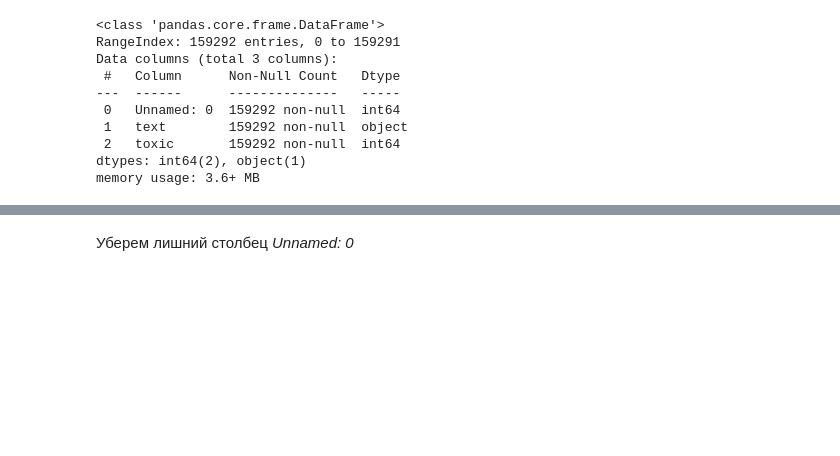
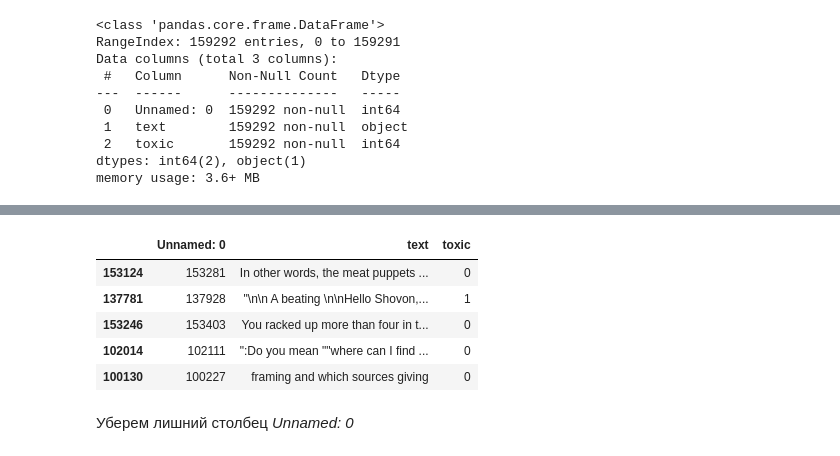
Before and after one commit to alex-blessed/YandexP-projects, a Jupyter notebook: ba8e7d89-f790-4983-91d7-c8eb056b6c01.ipynb, the cells around one changed output, grey strips where cells are left out. Saved outputs shown, nothing was run; the diff lists cells and outputs as text; code cells hidden in the pictures; blank space fills up the shorter version.

```diff
--- a/ba8e7d89-f790-4983-91d7-c8eb056b6c01.ipynb
+++ b/ba8e7d89-f790-4983-91d7-c8eb056b6c01.ipynb
@@ -67,3 +97,12 @@ data_raw.head()
+# %%
+data_raw.sample(5)
+# %% [output]
+|  | Unnamed: 0 | text | toxic |
+| 153124 | 153281 | In other words, the meat puppets ... | 0 |
+| 137781 | 137928 | "\n\n A beating \n\nHello Shovon,... | 1 |
+| 153246 | 153403 | You racked up more than four in t... | 0 |
+| 102014 | 102111 | ":Do you mean ""where can I find ... | 0 |
+| 100130 | 100227 | framing and which sources giving | 0 |
 # %% [markdown]
 Уберем лишний столбец *Unnamed: 0*
 # %%
```
Also changed, not shown: parts of 38 cells of this notebook.
